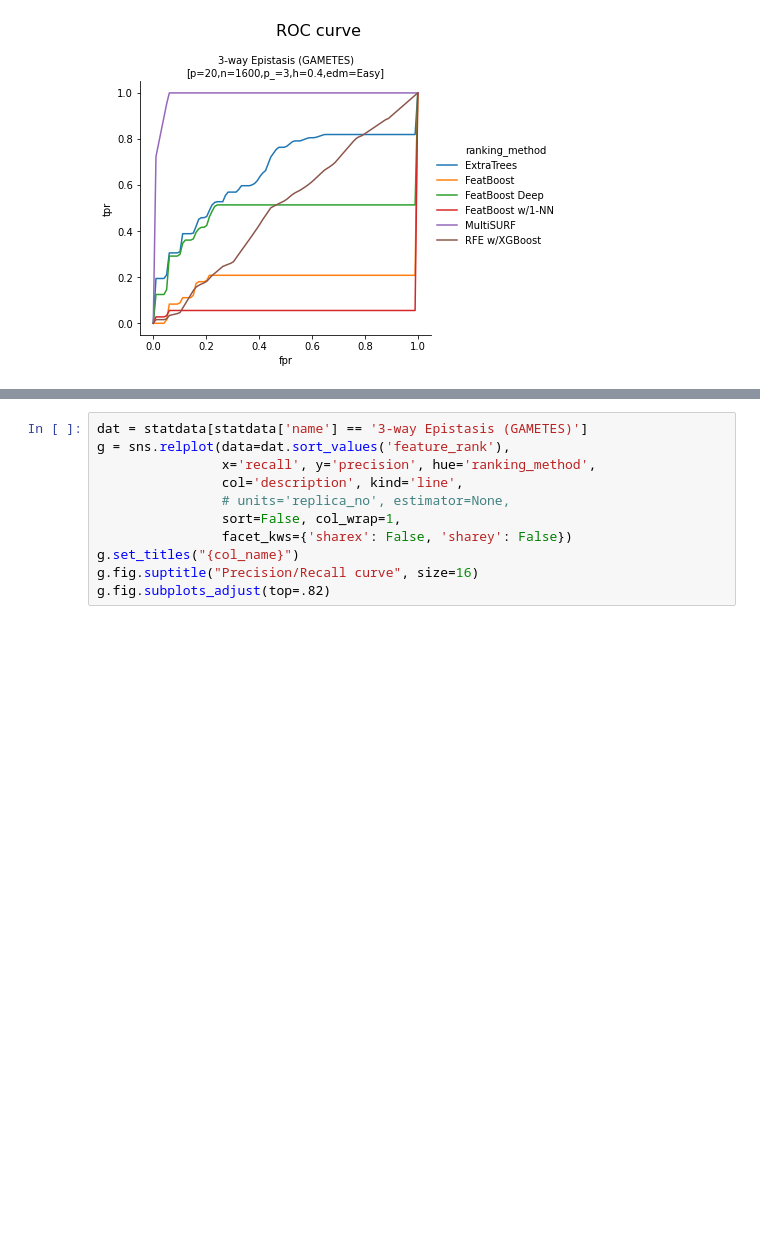
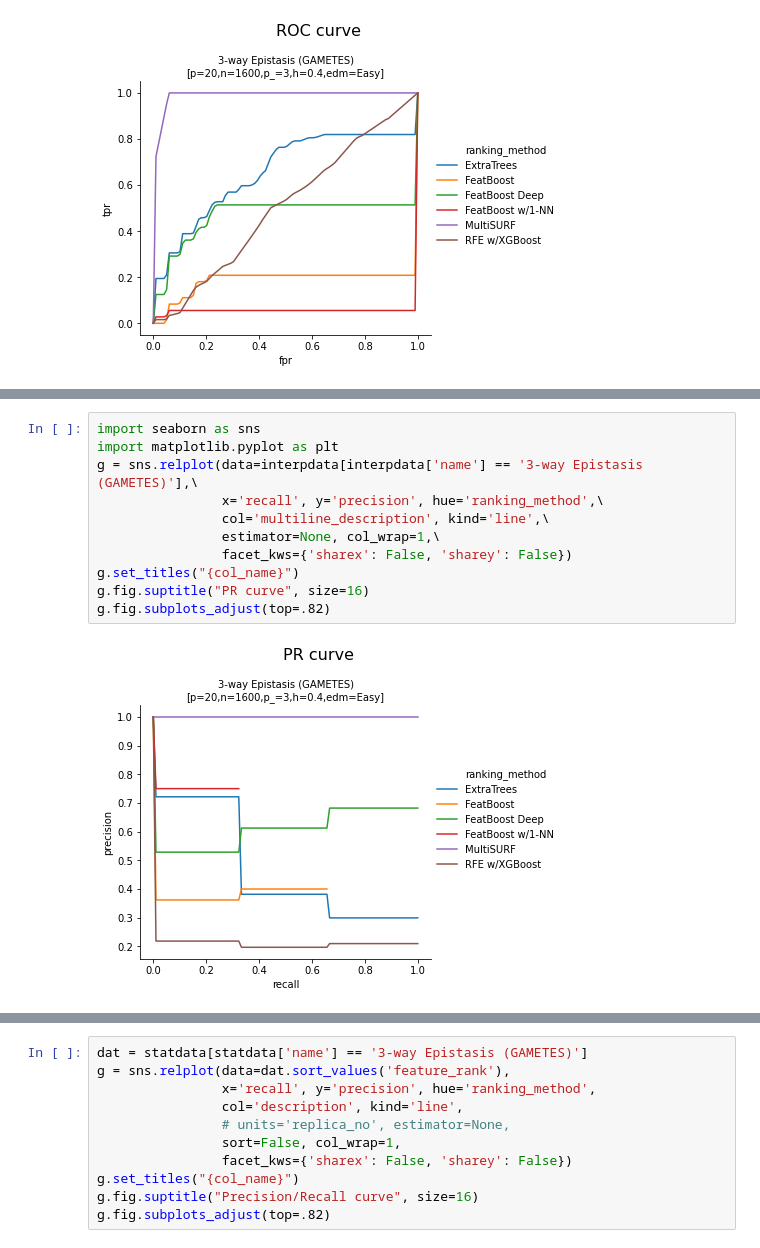
Before and after one commit to dunnkers/feature-selection, a Jupyter notebook: analysis/benchmark-20200524/stat-analysis.ipynb, the cells around one changed output, grey strips where cells are left out. Saved outputs shown, nothing was run; the diff lists cells and outputs as text; blank space fills up the shorter version.

Commit message:
Finish PR plots

```diff
--- a/analysis/benchmark-20200524/stat-analysis.ipynb
+++ b/analysis/benchmark-20200524/stat-analysis.ipynb
@@ -187,0 +151,13 @@ interpolate_mean_ap(et)
+# %%
+import seaborn as sns
+import matplotlib.pyplot as plt
+g = sns.relplot(data=interpdata[interpdata['name'] == '3-way Epistasis (GAMETES)'],\
+                x='recall', y='precision', hue='ranking_method',\
+                col='multiline_description', kind='line',\
+                estimator=None, col_wrap=1,\
+                facet_kws={'sharex': False, 'sharey': False})
+g.set_titles("{col_name}")
+g.fig.suptitle("PR curve", size=16)
+g.fig.subplots_adjust(top=.82)
+# %% [output]
+[figure, added]
```
Also changed, not shown: parts of 5 cells of this notebook.
